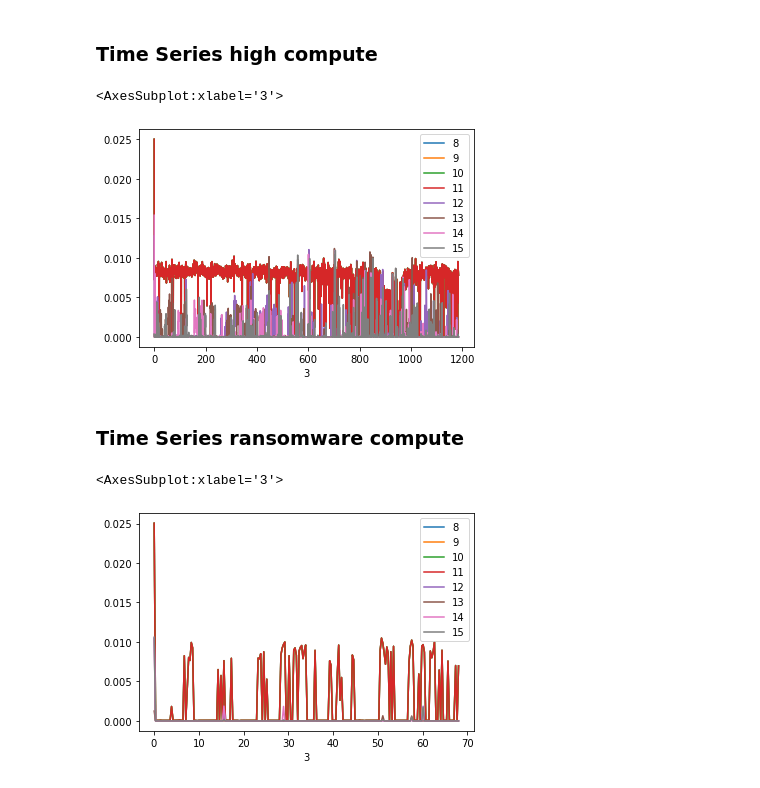
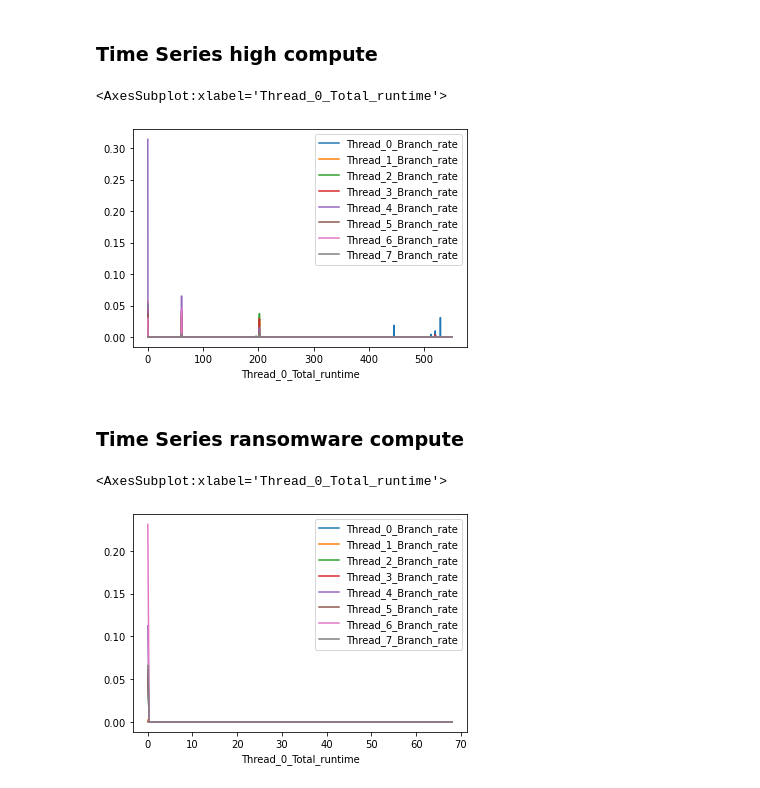
Before and after one commit to olihofmann/cas-aml, a Jupyter notebook: crypto-ransomware-detection/data-exploration.ipynb, the cells around one changed output. Cells and saved outputs as stored; diff of their text form; code cells hidden in the pictures.

```diff
--- a/crypto-ransomware-detection/data-exploration.ipynb
+++ b/crypto-ransomware-detection/data-exploration.ipynb
@@ -292,14 +322,14 @@ branch_data_low.plot(x=3, y=[8, 9, 10, 11, 12, 13, 14, 15])
 # %% [markdown]
 ### Time Series high compute
-# %%
-branch_data_low.plot(x=3, y=[8, 9, 10, 11, 12, 13, 14, 15])
-# %% [output]
-<AxesSubplot:xlabel='3'>
-[figure, removed]
+# %%
+branch_data_high.plot(x=3, y=generate_column_names("Branch_rate"))
+# %% [output]
+<AxesSubplot:xlabel='Thread_0_Total_runtime'>
+[figure, added]
 # %% [markdown]
 ### Time Series ransomware compute
 # %%
-branch_data_ransomware.plot(x=3, y=[8, 9, 10, 11, 12, 13, 14, 15])
+branch_data_ransomware.plot(x=3, y=generate_column_names("Branch_rate"))
 # %% [output]
-<AxesSubplot:xlabel='3'>
+<AxesSubplot:xlabel='Thread_0_Total_runtime'>
-[figure, old version]
+[figure, new version]
```
Also changed, not shown: parts of 8 cells of this notebook.
